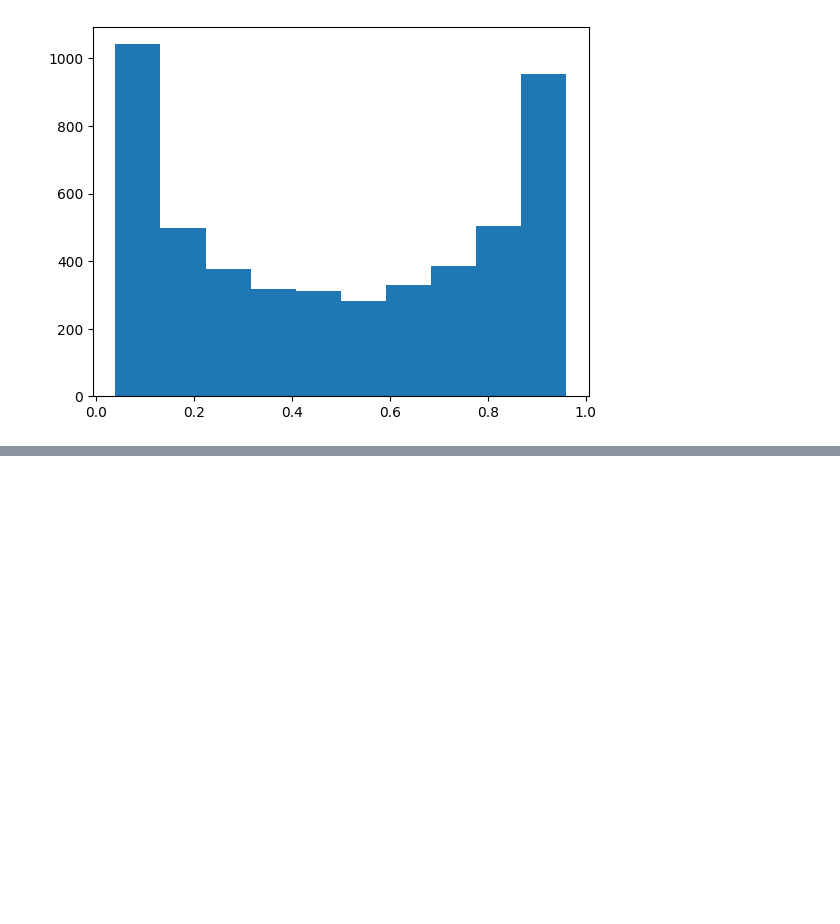
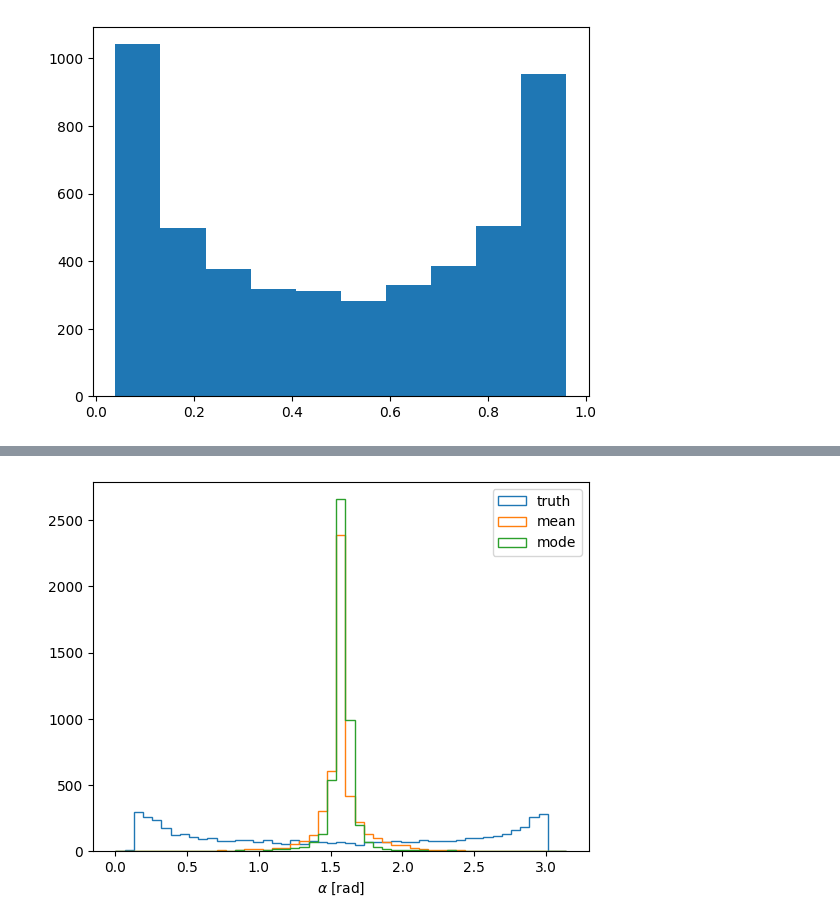
Before and after one commit to nhanvtran/directional-pixel-detectors, a Jupyter notebook: hit-position/train-1DA-Beta.ipynb, the cells around one changed output, grey strips where cells are left out. Saved outputs shown, nothing was run; the diff lists cells and outputs as text; code cells hidden in the pictures; blank space fills up the shorter version.

```diff
--- a/hit-position/train-1DA-Beta.ipynb
+++ b/hit-position/train-1DA-Beta.ipynb
@@ -187,9 +220,13 @@ plt.show()
 # %%
-plt.hist(df['Atrue'],bins=np.linspace(0,pi,50),histtype='step')
-plt.hist(df['mean'],bins=np.linspace(0,pi,50),histtype='step')
+plt.hist(df['Atrue'],bins=np.linspace(0,pi,50),histtype='step',label='truth')
+plt.hist(df['mean'],bins=np.linspace(0,pi,50),histtype='step',label='mean')
+plt.hist(df['mode'],bins=np.linspace(0,pi,50),histtype='step',label='mode')
 #plt.yscale('Log')
 plt.xlabel(r'$\alpha$ [rad]')
+plt.legend()
 plt.show()
+# %% [output]
+[figure, added]
 # %%
 plt.scatter(df['Atrue'],df['sigma'])
 plt.ylim(-10,25)
```
Also changed, not shown: parts of 12 cells of this notebook.
